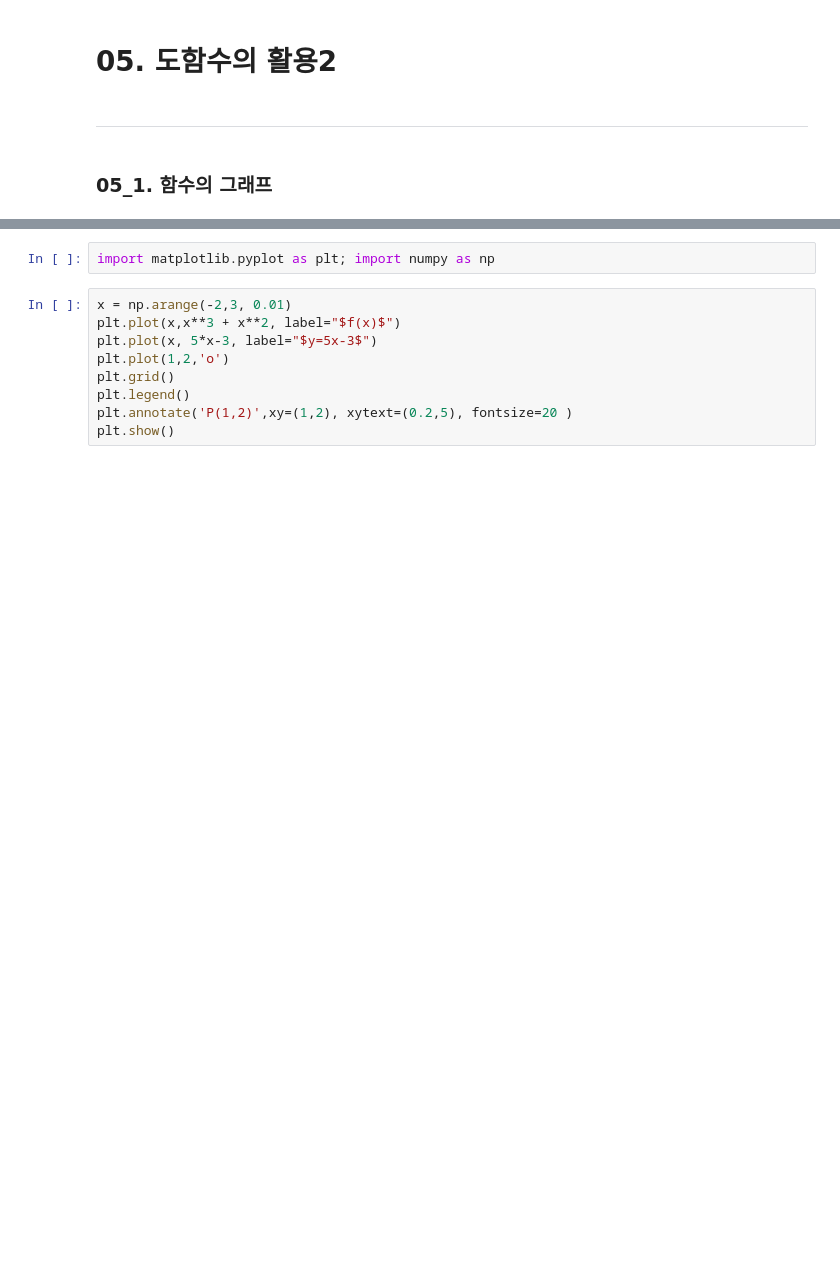
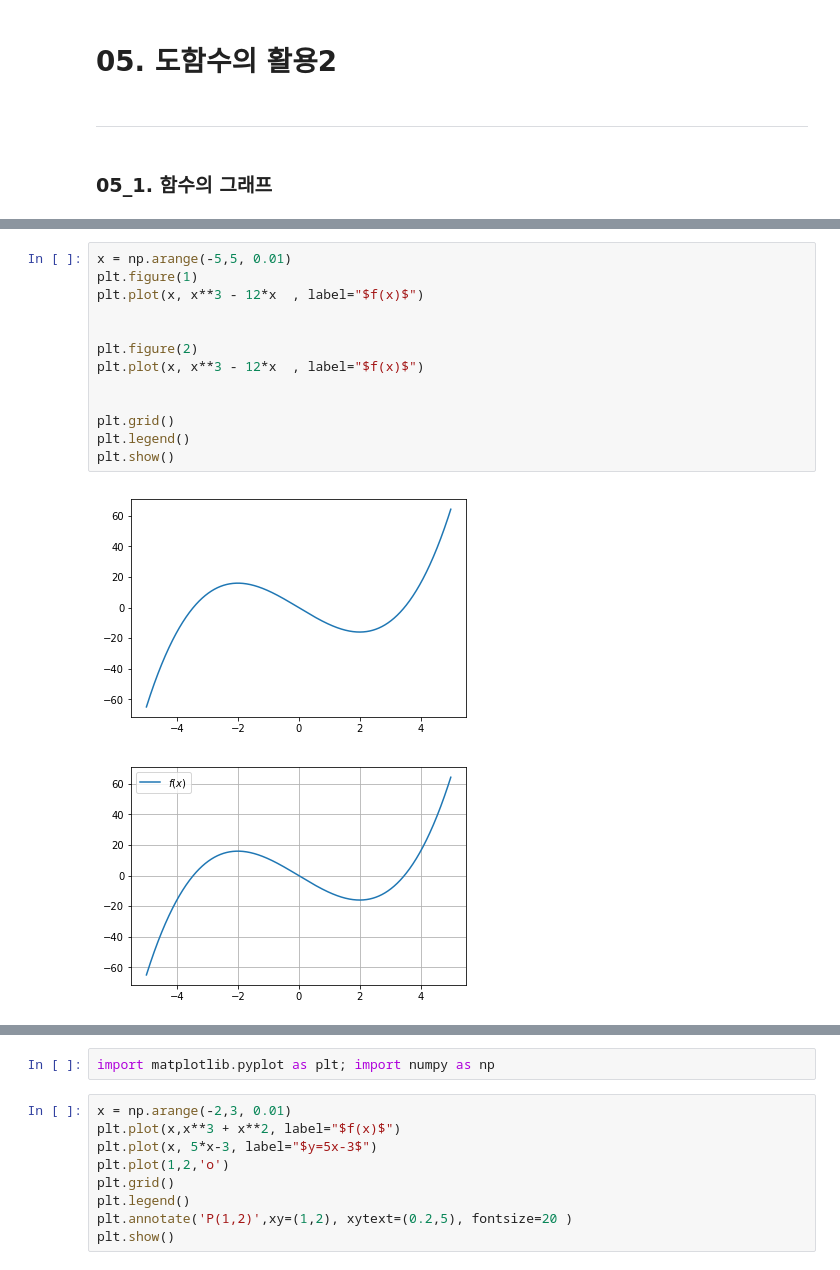
Before and after one commit to ecjang/pages, a Jupyter notebook: Math/[Statistic]_05_Use of Derivatives2.ipynb, the cells around one changed output, grey strips where cells are left out. Drawn from its saved outputs; the diff is of its cells as text; blank space fills up the shorter version.

```diff
--- a/Math/[Statistic]_05_Use of Derivatives2.ipynb
+++ b/Math/[Statistic]_05_Use of Derivatives2.ipynb
@@ -24,0 +62,16 @@ display(HTML("<style> th td {text-align:center !important;}</style>"))
+# %%
+x = np.arange(-5,5, 0.01)
+plt.figure(1)
+plt.plot(x, x**3 - 12*x  , label="$f(x)$")
+
+
+plt.figure(2)
+plt.plot(x, x**3 - 12*x  , label="$f(x)$")
+
+
+plt.grid()
+plt.legend()
+plt.show()
+# %% [output]
+[figure, added]
+[figure, added]
```
Also changed, not shown: parts of 10 cells of this notebook.
